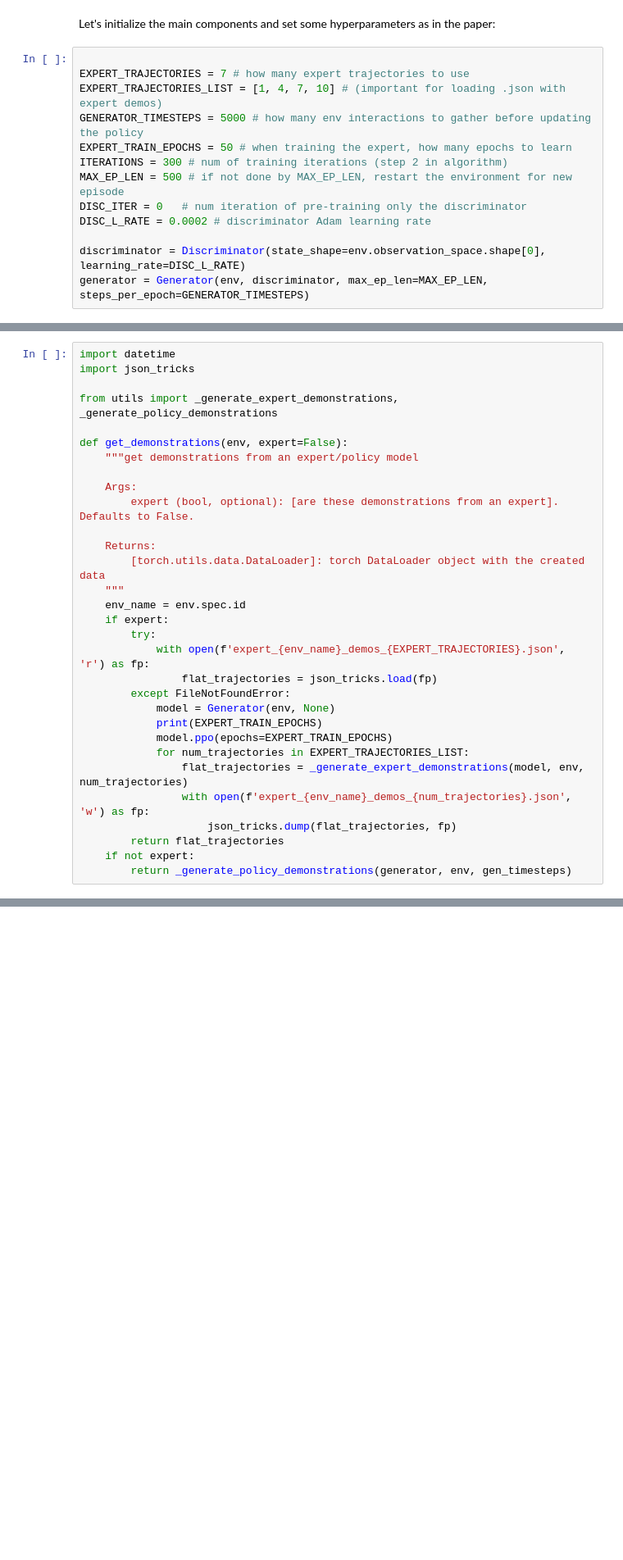
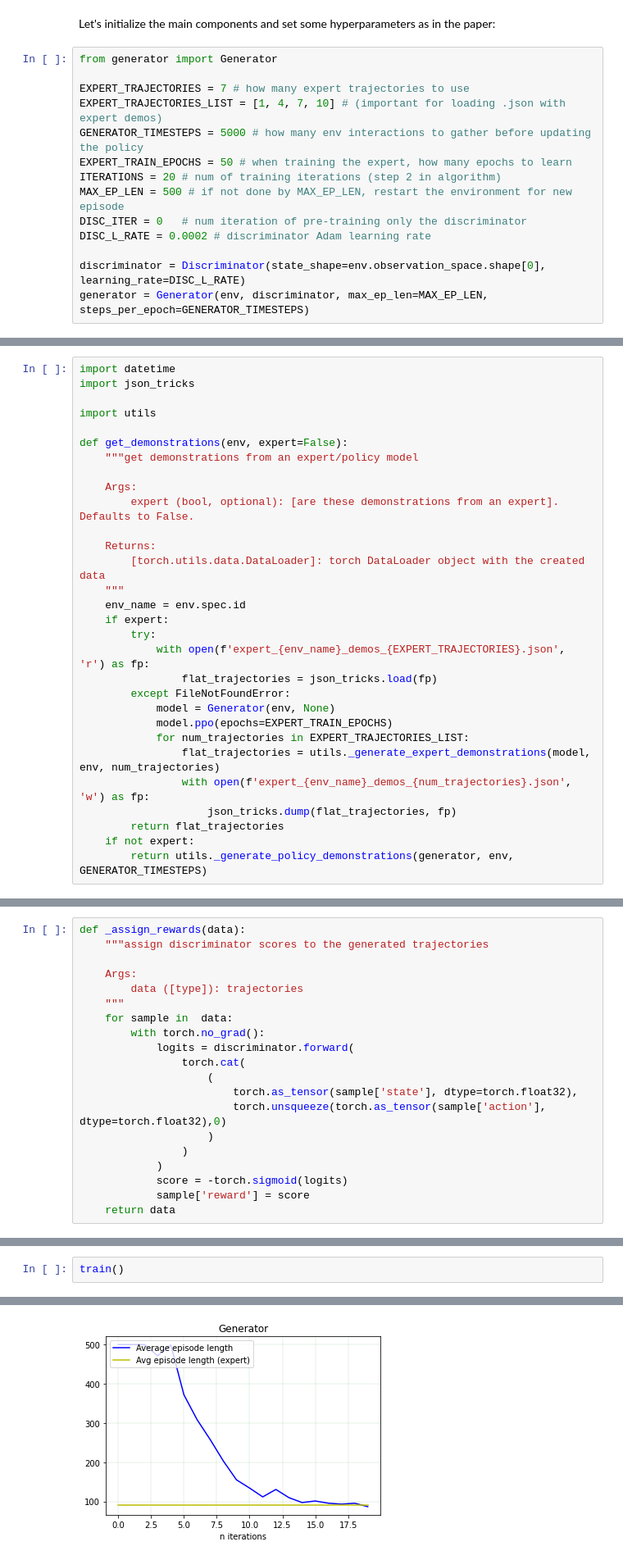
Before and after one commit to StoyanVenDimitrov/imitation_learning, a Jupyter notebook: gail.ipynb, the cells around one changed output, grey strips where cells are left out. Shown at 82% size. Drawn from its saved outputs; the diff is of its cells as text; blank space fills up the shorter version.

```diff
--- a/gail.ipynb
+++ b/gail.ipynb
@@ -166,12 +166,13 @@ class Discriminator(nn.Module):
 # %% [markdown]
 Let's initialize the main components and set some hyperparameters as in the paper:
 # %%
+from generator import Generator
 
 EXPERT_TRAJECTORIES = 7 # how many expert trajectories to use
 EXPERT_TRAJECTORIES_LIST = [1, 4, 7, 10] # (important for loading .json with expert demos)
 GENERATOR_TIMESTEPS = 5000 # how many env interactions to gather before updating the policy
 EXPERT_TRAIN_EPOCHS = 50 # when training the expert, how many epochs to learn
-ITERATIONS = 300 # num of training iterations (step 2 in algorithm)
+ITERATIONS = 20 # num of training iterations (step 2 in algorithm)
 MAX_EP_LEN = 500 # if not done by MAX_EP_LEN, restart the environment for new episode
 DISC_ITER = 0   # num iteration of pre-training only the discriminator
 DISC_L_RATE = 0.0002 # discriminator Adam learning rate
@@ -190,7 +191,7 @@ To start the GAIL training, we first need expert demonstrations. For this purpos
 import datetime
 import json_tricks
 
-from utils import _generate_expert_demonstrations, _generate_policy_demonstrations
+import utils
 
 def get_demonstrations(env, expert=False):
     """get demonstrations from an expert/policy model
@@ -208,12 +209,11 @@ def get_demonstrations(env, expert=False):
                 flat_trajectories = json_tricks.load(fp)
         except FileNotFoundError:
             model = Generator(env, None)
-            print(EXPERT_TRAIN_EPOCHS)
             model.ppo(epochs=EXPERT_TRAIN_EPOCHS)
             for num_trajectories in EXPERT_TRAJECTORIES_LIST:
-                flat_trajectories = _generate_expert_demonstrations(model, env, num_trajectories)
+                flat_trajectories = utils._generate_expert_demonstrations(model, env, num_trajectories)
                 with open(f'expert_{env_name}_demos_{num_trajectories}.json', 'w') as fp:
                     json_tricks.dump(flat_trajectories, fp)
         return flat_trajectories
     if not expert:
-        return _generate_policy_demonstrations(generator, env, gen_timesteps)
+        return utils._generate_policy_demonstrations(generator, env, GENERATOR_TIMESTEPS)
@@ -219,0 +226,20 @@ def get_demonstrations(env, expert=False):
+# %%
+def _assign_rewards(data):
+    """assign discriminator scores to the generated trajectories
+
+    Args:
+        data ([type]): trajectories
+    """
+    for sample in  data:
+        with torch.no_grad():
+            logits = discriminator.forward(
+                torch.cat(
+                    (
+                        torch.as_tensor(sample['state'], dtype=torch.float32),
+                        torch.unsqueeze(torch.as_tensor(sample['action'], dtype=torch.float32),0)
+                    )
+                )
+            )
+            score = -torch.sigmoid(logits)
+            sample['reward'] = score
+    return data
@@ -219,0 +306,3 @@ def get_demonstrations(env, expert=False):
+# %%
+train()
+# %% [output]
@@ -219,0 +326 @@ def get_demonstrations(env, expert=False):
+[figure, added]
```
Also changed, not shown: parts of 12 cells of this notebook, 33 other files.
